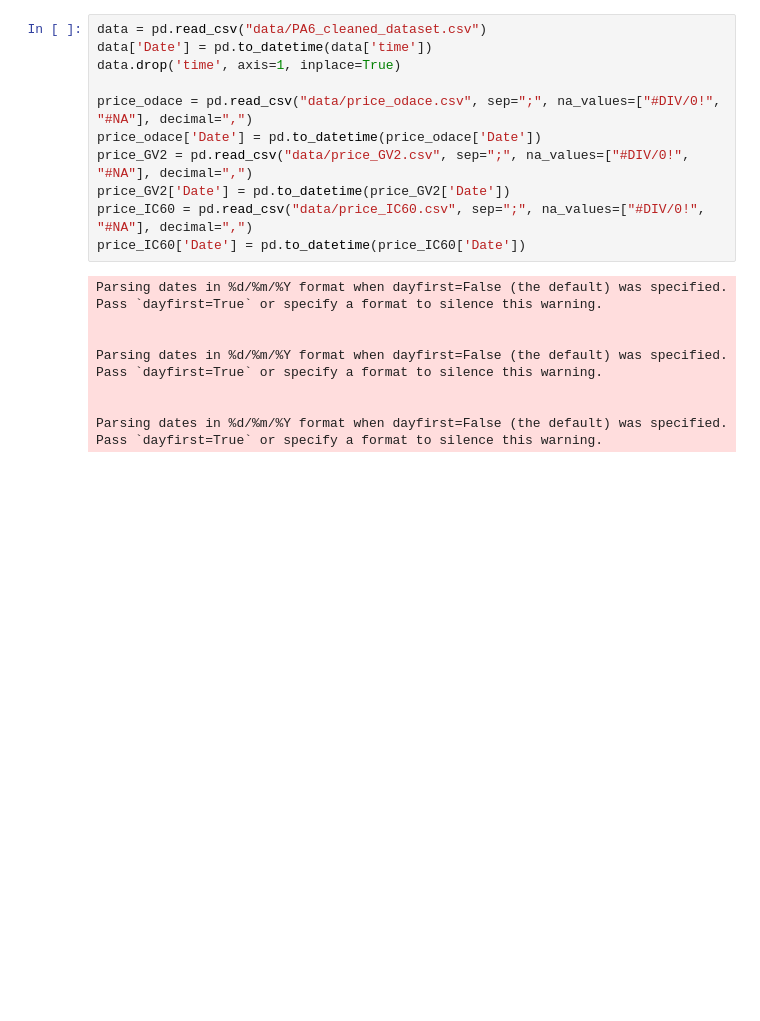
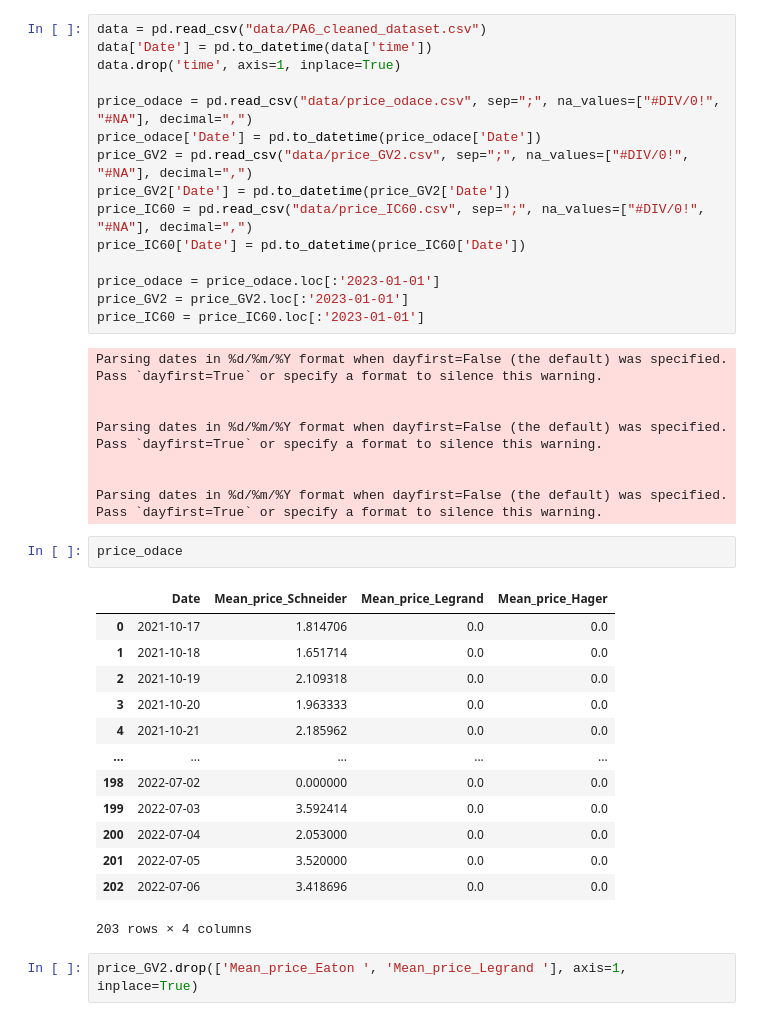
Before and after one commit to mattmrq/SE_project, a Jupyter notebook: price.ipynb, the cells around one changed output. Saved outputs shown, nothing was run; the diff lists cells and outputs as text; blank space fills up the shorter version.

```diff
--- a/price.ipynb
+++ b/price.ipynb
@@ -16,6 +16,10 @@ price_GV2 = pd.read_csv("data/price_GV2.csv", sep=";", na_values=["#DIV/0!", "#N
 price_GV2['Date'] = pd.to_datetime(price_GV2['Date'])
 price_IC60 = pd.read_csv("data/price_IC60.csv", sep=";", na_values=["#DIV/0!", "#NA"], decimal=",")
 price_IC60['Date'] = pd.to_datetime(price_IC60['Date'])
+
+price_odace = price_odace.loc[:'2023-01-01']
+price_GV2 = price_GV2.loc[:'2023-01-01']
+price_IC60 = price_IC60.loc[:'2023-01-01']
 # %% [output]
 Parsing dates in %d/%m/%Y format when dayfirst=False (the default) was specified. Pass `dayfirst=True` or specify a format to silence this warning.
 
@@ -24,6 +28,24 @@ Parsing dates in %d/%m/%Y format when dayfirst=False (the default) was specified
 
 
 Parsing dates in %d/%m/%Y format when dayfirst=False (the default) was specified. Pass `dayfirst=True` or specify a format to silence this warning.
+# %%
+price_odace
+# %% [output]
+|  | Date | Mean_price_Schneider | Mean_price_Legrand | Mean_price_Hager |
+| 0 | 2021-10-17 | 1.814706 | 0.0 | 0.0 |
+| 1 | 2021-10-18 | 1.651714 | 0.0 | 0.0 |
+| 2 | 2021-10-19 | 2.109318 | 0.0 | 0.0 |
+| 3 | 2021-10-20 | 1.963333 | 0.0 | 0.0 |
+| 4 | 2021-10-21 | 2.185962 | 0.0 | 0.0 |
+| ... | ... | ... | ... | ... |
+| 198 | 2022-07-02 | 0.000000 | 0.0 | 0.0 |
+| 199 | 2022-07-03 | 3.592414 | 0.0 | 0.0 |
+| 200 | 2022-07-04 | 2.053000 | 0.0 | 0.0 |
+| 201 | 2022-07-05 | 3.520000 | 0.0 | 0.0 |
+| 202 | 2022-07-06 | 3.418696 | 0.0 | 0.0 |
+203 rows × 4 columns
+# %%
+price_GV2.drop(['Mean_price_Eaton ', 'Mean_price_Legrand '], axis=1, inplace=True)
 # %%
 price_odace = price_odace.replace(0, np.nan)
 price_GV2 = price_GV2.replace(0, np.nan)
```
Also changed, not shown: parts of 12 cells of this notebook.
